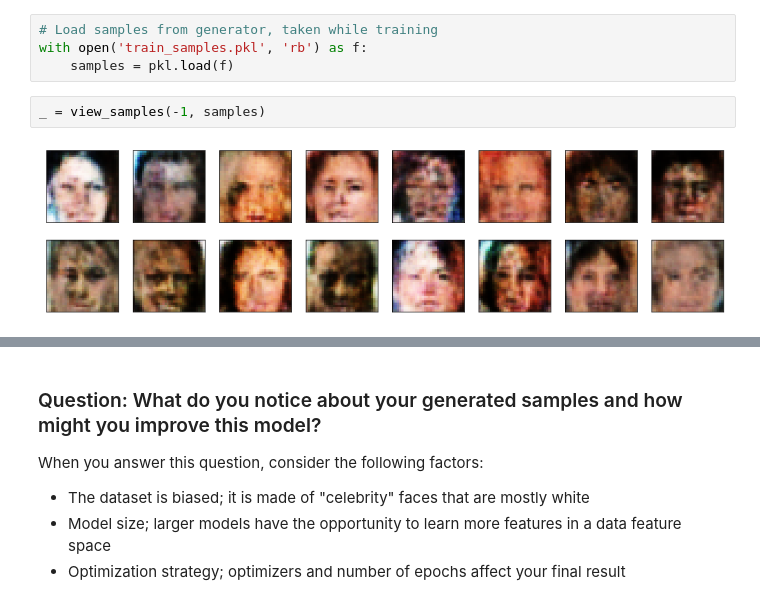
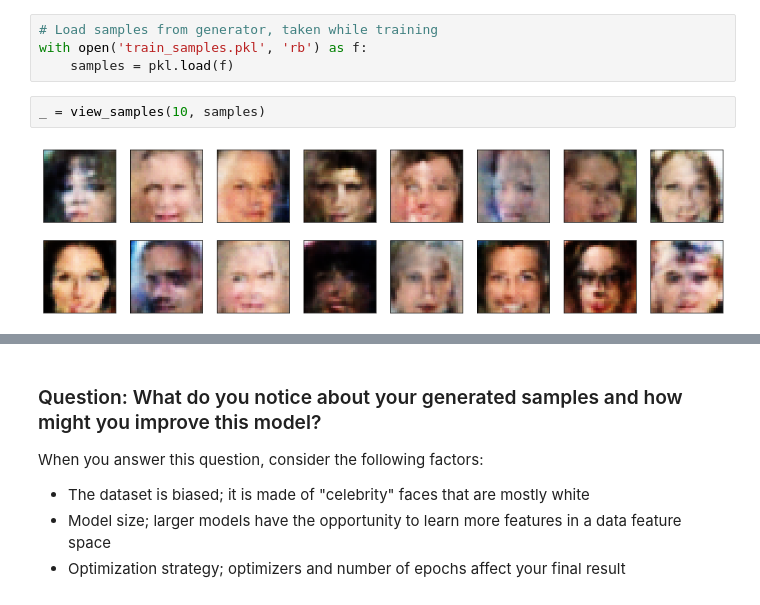
Before and after one commit to daniel-fudge/dlnd-CycleGAN-Face_Generation, a Jupyter notebook: dlnd_face_generation.ipynb, the cells around one changed output, grey strips where cells are left out. Saved outputs shown, nothing was run; the diff lists cells and outputs as text.

```diff
--- a/dlnd_face_generation.ipynb
+++ b/dlnd_face_generation.ipynb
@@ -653,6 +653,6 @@ def view_samples(epoch, samples):
 with open('train_samples.pkl', 'rb') as f:
     samples = pkl.load(f)
 # %%
-_ = view_samples(-1, samples)
+_ = view_samples(10, samples)
 # %% [output]
-[figure, old version]
+[figure, new version]
```
Also changed, not shown: parts of 11 cells of this notebook, 3 other files.
